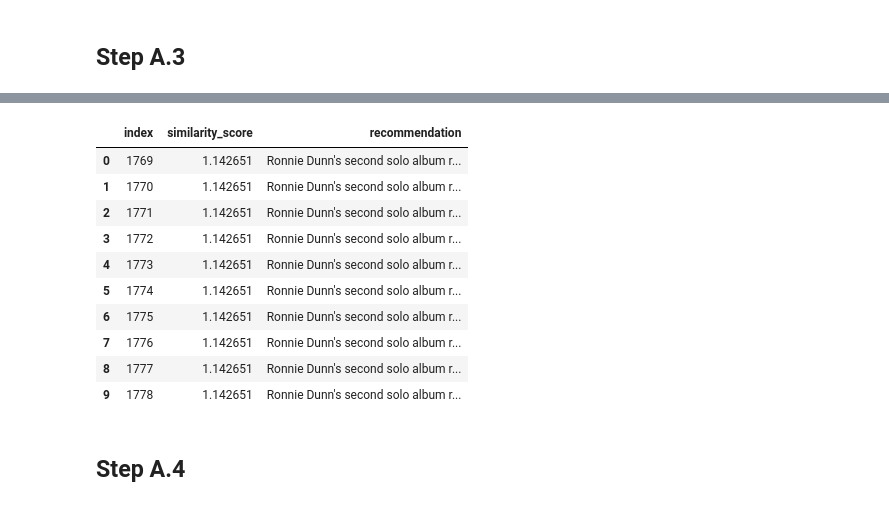
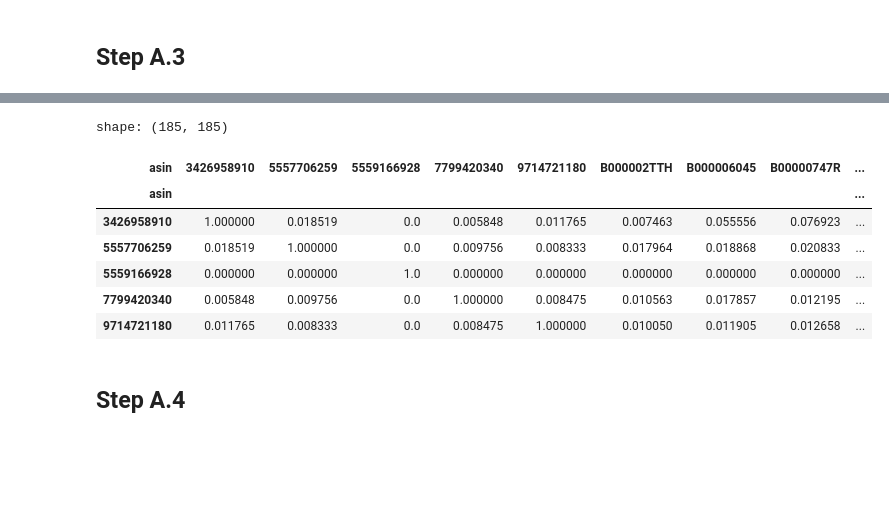
Before and after one commit to ilias-ant/recommender-systems, a Jupyter notebook: content-based-RS.ipynb, the cells around one changed output, grey strips where cells are left out. Drawn from its saved outputs; the diff is of its cells as text; code cells hidden in the pictures; blank space fills up the shorter version.

```diff
--- a/content-based-RS.ipynb
+++ b/content-based-RS.ipynb
@@ -567,21 +545,17 @@ get_recommendations(
-# %%
-get_recommendations(
-    content,
-    query="James Marsters second solo album\n\nLike A Waterfall (2007)\n\n1. Not A Millionaire\n2. Looking At you\n3. Don't Worry Son\n4. Birth Of The Blues\n5. White Hot Girls\n6. London City\n7. Up On Me\n8. Like A Waterfall\n9. Louise\n10. When I Was A Baby\n11. Layabout\n12. Too Fast",
-    column="description",
-    similarity_matrix=cosine_sim_matrix,
-)
-# %% [output]
-|  | index | similarity_score | recommendation |
-| 0 | 1769 | 1.142651 | Ronnie Dunn's second solo album r... |
-| 1 | 1770 | 1.142651 | Ronnie Dunn's second solo album r... |
-| 2 | 1771 | 1.142651 | Ronnie Dunn's second solo album r... |
-| 3 | 1772 | 1.142651 | Ronnie Dunn's second solo album r... |
-| 4 | 1773 | 1.142651 | Ronnie Dunn's second solo album r... |
-| 5 | 1774 | 1.142651 | Ronnie Dunn's second solo album r... |
-| 6 | 1775 | 1.142651 | Ronnie Dunn's second solo album r... |
-| 7 | 1776 | 1.142651 | Ronnie Dunn's second solo album r... |
-| 8 | 1777 | 1.142651 | Ronnie Dunn's second solo album r... |
-| 9 | 1778 | 1.142651 | Ronnie Dunn's second solo album r... |
+# %%
+jaccard_sim_matrix = pd.DataFrame(
+    jaccard_sim_matrix, index=content["asin"], columns=content["asin"]
+)
+
+inspect_df(jaccard_sim_matrix)
+# %% [output]
+shape: (185, 185)
+| asin | 3426958910 | 5557706259 | 5559166928 | 7799420340 | 9714721180 | B000002TTH | B000006045 | B00000747R | ... |
+| asin |  |  |  |  |  |  |  |  | ... |
+| 3426958910 | 1.000000 | 0.018519 | 0.0 | 0.005848 | 0.011765 | 0.007463 | 0.055556 | 0.076923 | ... |
+| 5557706259 | 0.018519 | 1.000000 | 0.0 | 0.009756 | 0.008333 | 0.017964 | 0.018868 | 0.020833 | ... |
+| 5559166928 | 0.000000 | 0.000000 | 1.0 | 0.000000 | 0.000000 | 0.000000 | 0.000000 | 0.000000 | ... |
+| 7799420340 | 0.005848 | 0.009756 | 0.0 | 1.000000 | 0.008475 | 0.010563 | 0.017857 | 0.012195 | ... |
+| 9714721180 | 0.011765 | 0.008333 | 0.0 | 0.008475 | 1.000000 | 0.010050 | 0.011905 | 0.012658 | ... |
 # %% [markdown]
 ## Step A.4
```
Also changed, not shown: parts of 53 cells of this notebook, 3 other files.
